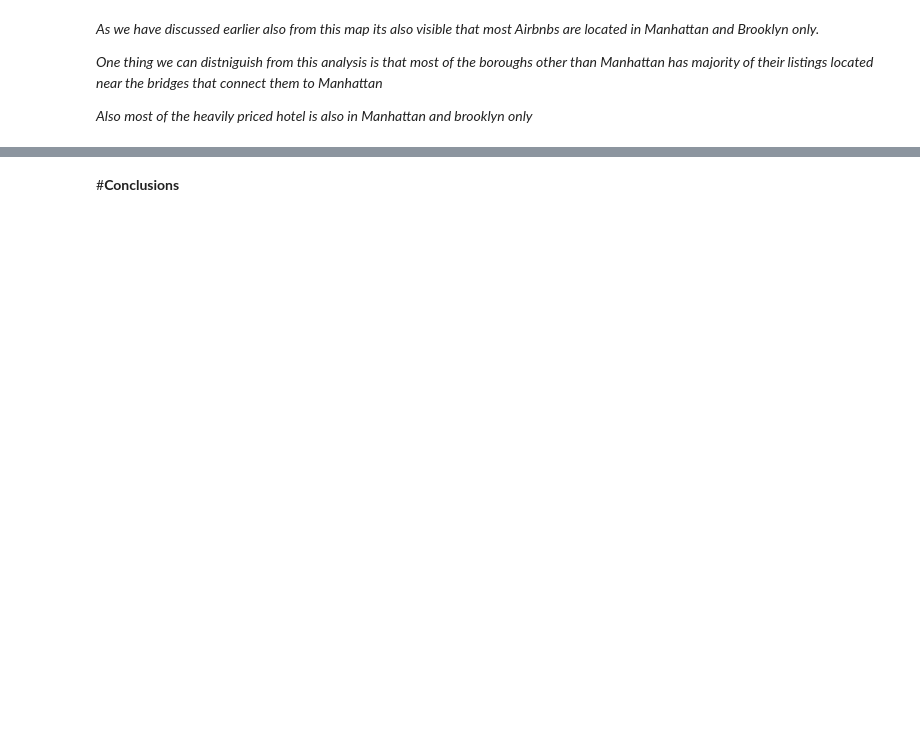
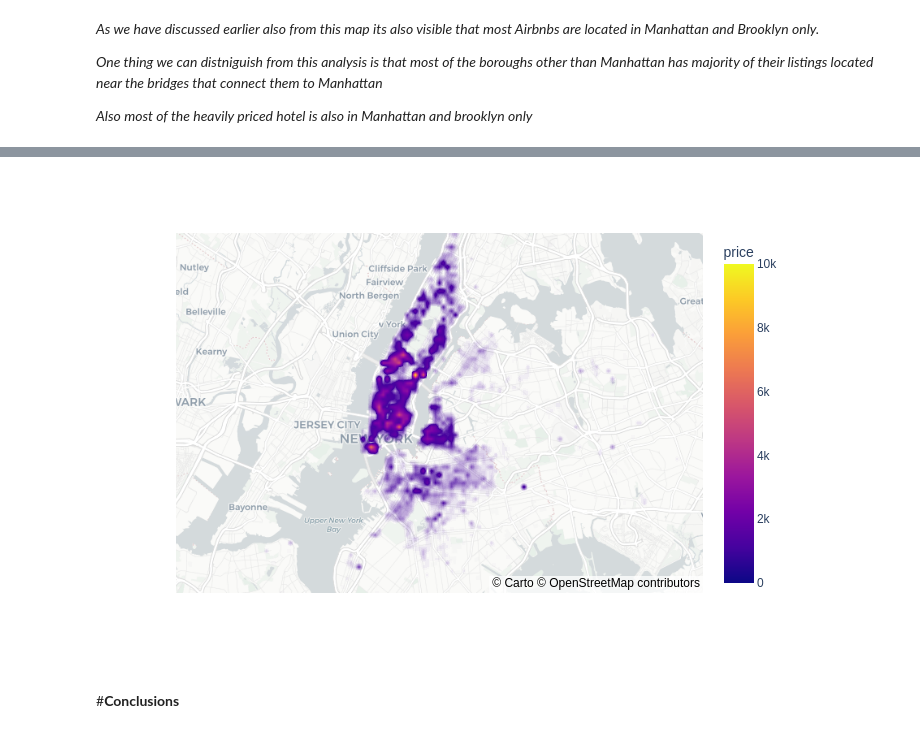
Before and after one commit to kiran9615/EDA_airbnb-hosting-data-analysis, a Jupyter notebook: Airbnb_Bookings_Analysis.ipynb, the cells around one changed output, grey strips where cells are left out. Saved outputs shown, nothing was run; the diff lists cells and outputs as text; code cells hidden in the pictures; blank space fills up the shorter version.

```diff
--- a/Airbnb_Bookings_Analysis.ipynb
+++ b/Airbnb_Bookings_Analysis.ipynb
@@ -1537,3 +1549,20 @@ fig.show()
+# %%
+#---------------------Block 83----------------------------
+
+import plotly.io as pio
+import plotly.express as px
+pio.renderers.default = "svg"
+
+lat = np.mean(airbnbNY_data['latitude'])
+lon = np.mean(airbnbNY_data['longitude'])
+
+
+fig = px.density_mapbox(airbnbNY_data, lat='latitude', lon='longitude', z='price', radius=3,
+                        center=dict(lat = lat, lon = lon), zoom=9.7,
+                        mapbox_style="carto-positron")
+fig.show('png')
+# %% [output]
+[figure, added]
 # %% [markdown]
 #**Conclusions**
 # %% [markdown]
```
Also changed, not shown: parts of 28 cells of this notebook.
